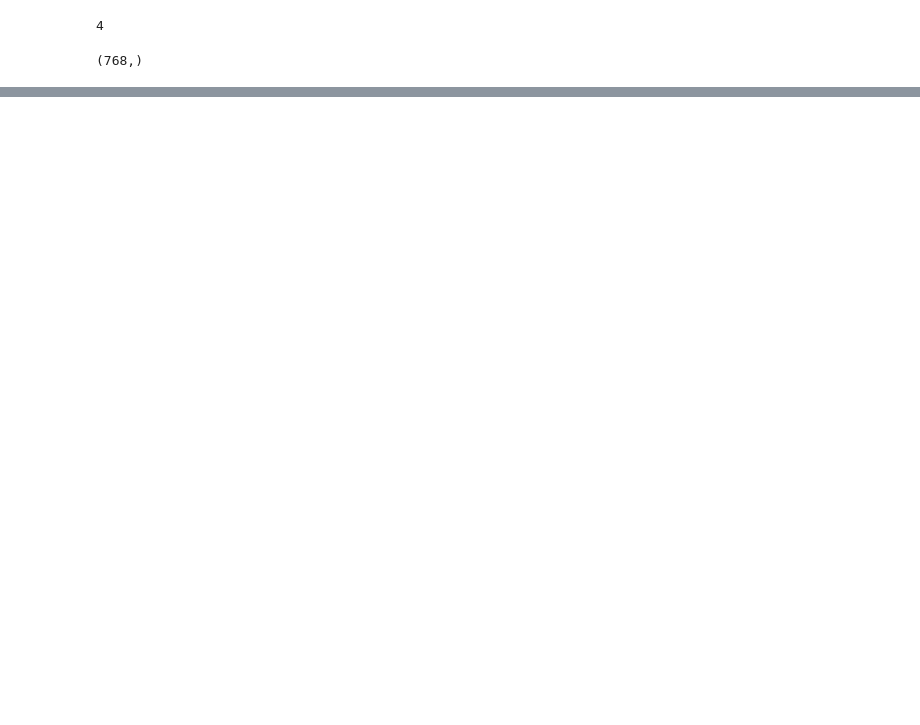
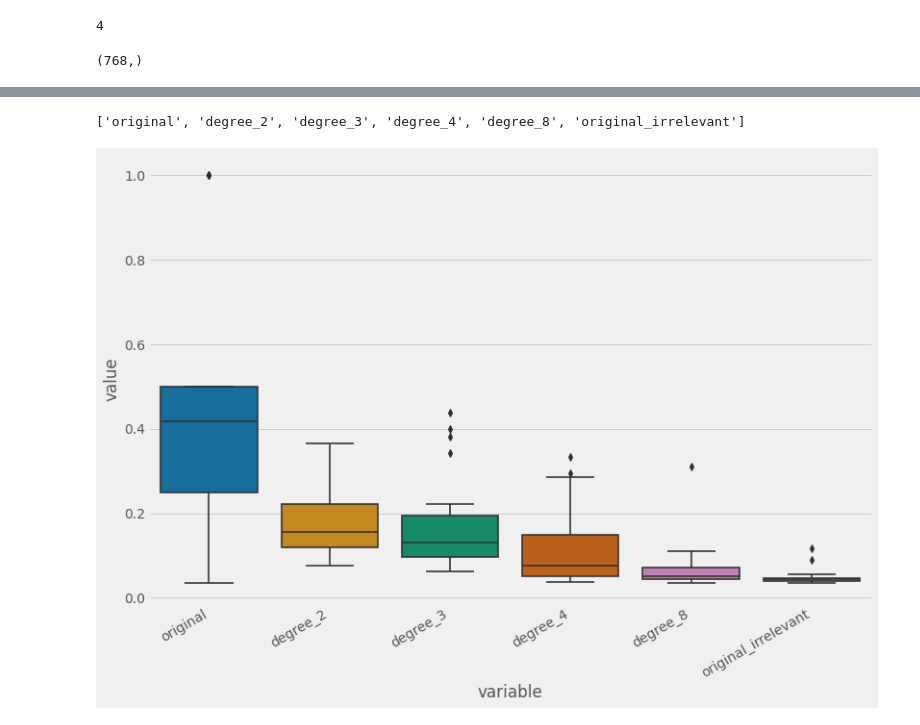
Before and after one commit to agnesvanbelle/udacityproject, a Jupyter notebook: sbert_test.ipynb, the cells around one changed output, grey strips where cells are left out. Cells and saved outputs as stored; diff of their text form; code cells hidden in the pictures; blank space fills up the shorter version.

```diff
--- a/sbert_test.ipynb
+++ b/sbert_test.ipynb
@@ -36,0 +51,6 @@ Embedding: (768,)
+# %%
+queries_file= '/run/media/root/Windows/Users/agnes/Downloads/data/msmarco/queries_od.csv'
+
+df = pd.read_csv(queries_file)
+
+df.head(3)
@@ -36,0 +62,8 @@ Embedding: (768,)
+# %%
+def calc_rr(rels_sorted, types_sorted, ttype='original', rel_label=1):
+    indices = np.where(rels_sorted == rel_label)[0]
+    #print(indices)
+    original = np.where(types_sorted[indices] == ttype)[0]
+    if len(original) == 0:
+        raise Exception('no relevant docs of this type')
+    return np.mean(1 / (indices[original]+1))
@@ -36,0 +137,22 @@ Embedding: (768,)
+# %%
+cols = ['original'] + \
+       [x for x in rr_df.columns if x.startswith('degree_') and not x.endswith('split')] + \
+       ['original_irrelevant']
+
+
+print(cols)
+rr_df_melted = pd.melt(rr_df, id_vars=['qid'], value_vars=cols)
+
+import seaborn as sns
+import matplotlib.pyplot as plt
+
+plt.style.use('fivethirtyeight')
+plt.rcParams['lines.linewidth'] =  1.6
+
+plt.figure(figsize=(12,8))
+ax = sns.boxplot(x="variable", y="value", data=rr_df_melted, palette="colorblind")
+ax.set_xticklabels(ax.get_xticklabels(),rotation=30, horizontalalignment='right')
+print()
+# %% [output]
+['original', 'degree_2', 'degree_3', 'degree_4', 'degree_8', 'original_irrelevant']
+[figure, added]
```
Also changed, not shown: parts of 10 cells of this notebook, 1 other file.
